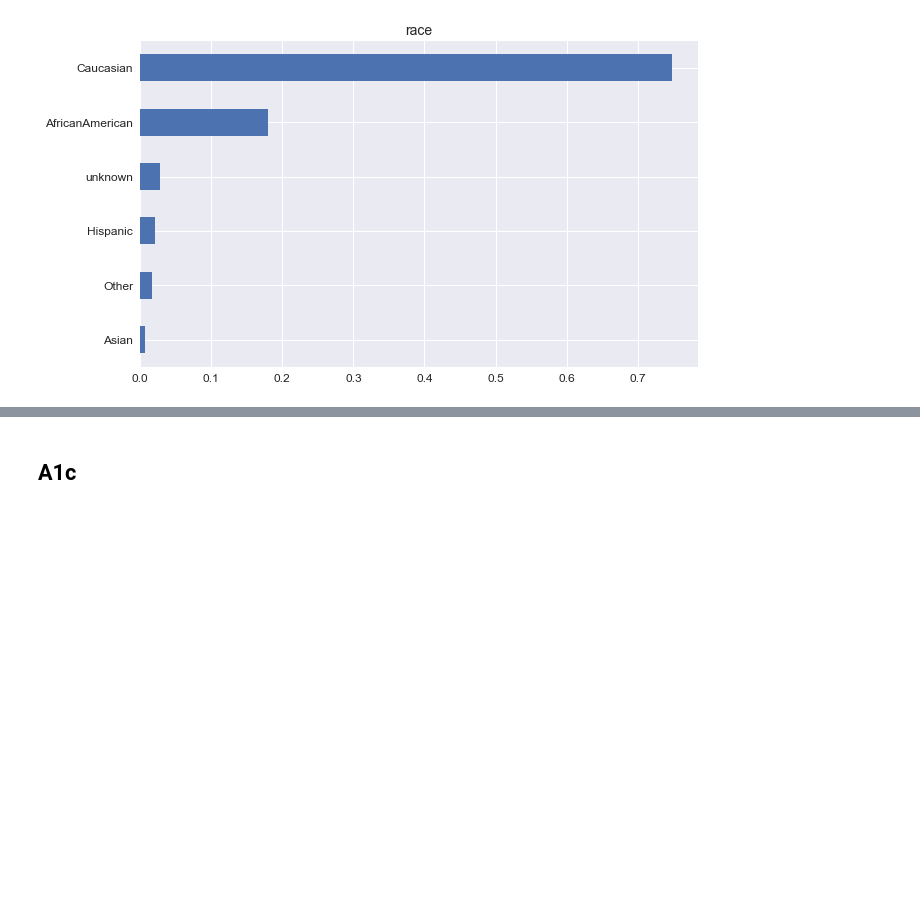
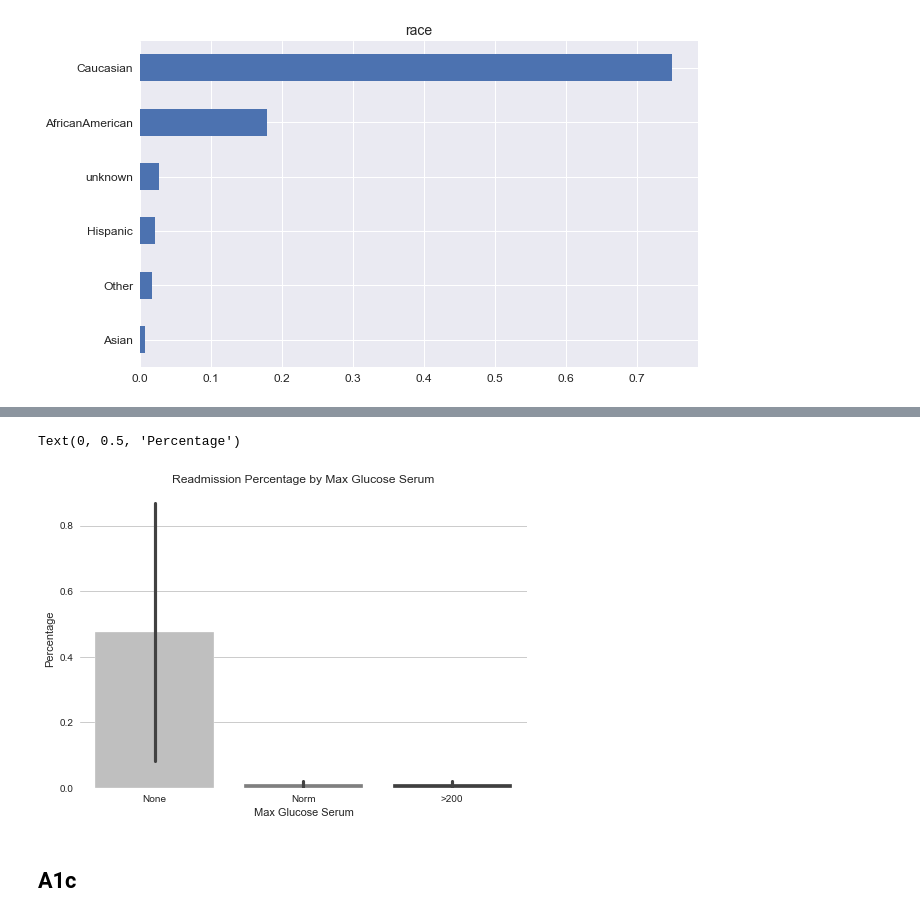
Before and after one commit to sagarwala12/HRRP, a Jupyter notebook: Visualizations_Final.ipynb, the cells around one changed output, grey strips where cells are left out. Drawn from its saved outputs; the diff is of its cells as text; code cells hidden in the pictures; blank space fills up the shorter version.

```diff
--- a/Visualizations_Final.ipynb
+++ b/Visualizations_Final.ipynb
@@ -123,0 +130,8 @@ train[['max_glu_serum','readmitted', 'race']].groupby(['max_glu_serum','readmitt
+# %%
+#Showing only YES Values
+maxglu_percent = train[['max_glu_serum','readmitted', 'race']].groupby(['max_glu_serum','readmitted']).count().apply(lambda x: x/train.race.count())
+#maxglu_percent = maxglu_percent.xs('Yes', level=1, drop_level=False)
+maxglu_percent = maxglu_percent.reset_index()
+maxglu_percent.columns = ['max_glu_serum', 'readmitted', 'Percentage']
+maxglu_percent = maxglu_percent.sort_values('Percentage', ascending = False)
+maxglu_percent
@@ -124,3 +146,13 @@ train[['max_glu_serum','readmitted', 'race']].groupby(['max_glu_serum','readmitt
+# %%
+plt.figure()
+sns.barplot(x="max_glu_serum", y="Percentage", data=maxglu_percent , ci=95, palette = 'binary')
+sns.set_style(style="whitegrid")
+plt.title('Readmission Percentage by Max Glucose Serum')
+plt.xlabel('Max Glucose Serum')
+plt.ylabel('Percentage')
+# %% [output]
+Text(0, 0.5, 'Percentage')
+[figure, added]
 # %% [markdown]
 ## A1c
 # %%
```
Also changed, not shown: parts of 28 cells of this notebook, 2 other files.
